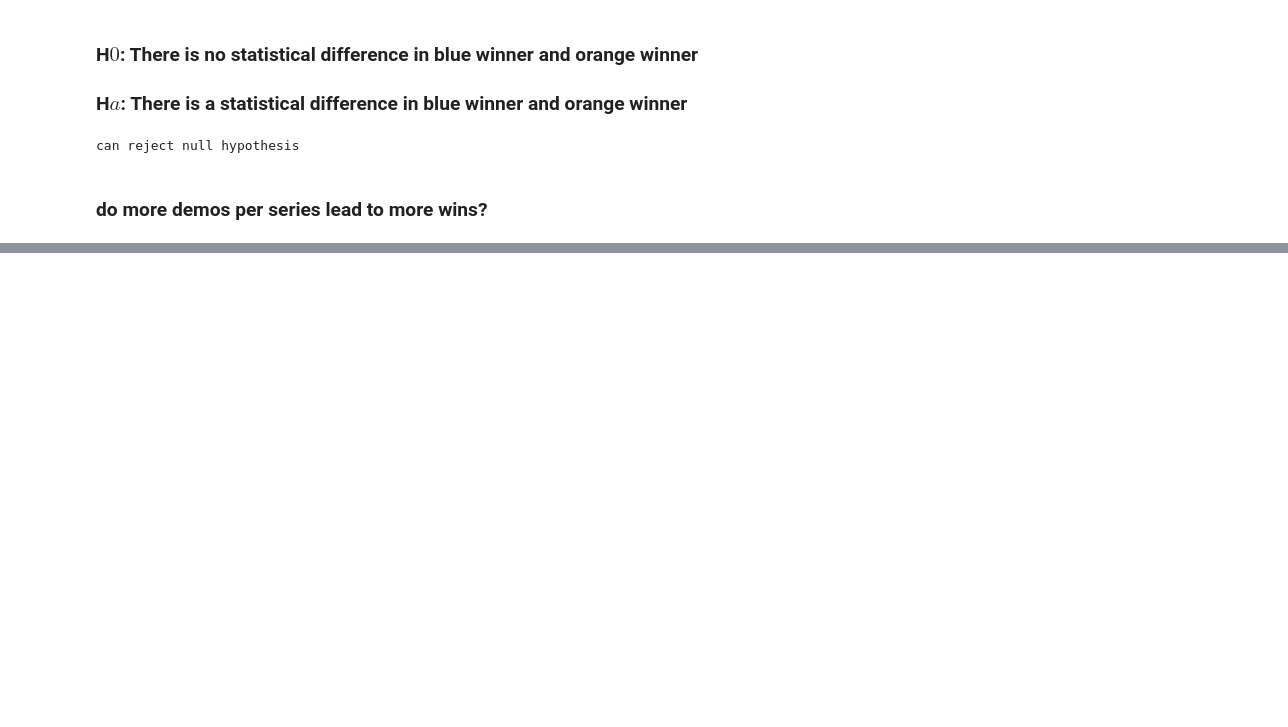
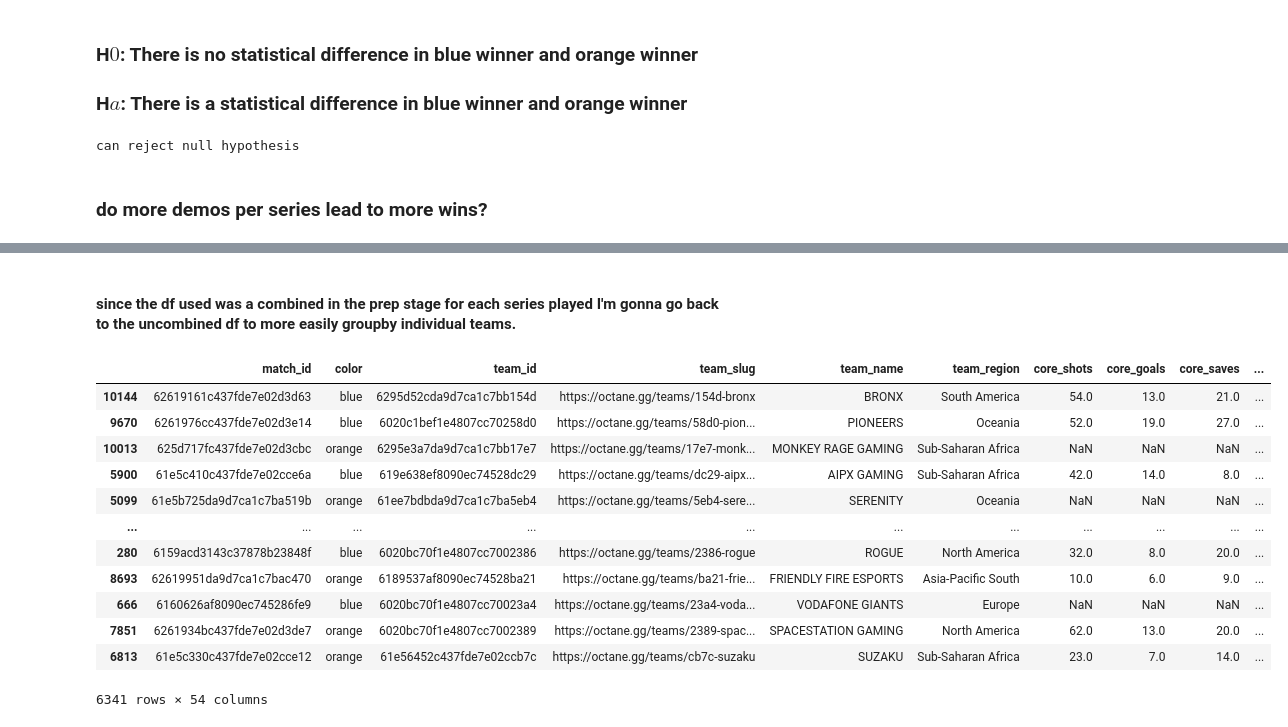
Before and after one commit to Jburch01/RLCS-Analysis-Predictions, a Jupyter notebook: explore.ipynb, the cells around one changed output, grey strips where cells are left out. Cells and saved outputs as stored; diff of their text form; code cells hidden in the pictures; blank space fills up the shorter version.

Commit message:
brought back orginal df

```diff
--- a/explore.ipynb
+++ b/explore.ipynb
@@ -56,18 +56,21 @@ df
 # %% [markdown]
 ### Split the data
 # %%
-def train_validate_test(df, rs):
+def train_validate_test(df, rs, strat):
     """
     Splits data into 3 segments and stratifies on target
     requires the dataframe and target as args
     """
     train_val, test = train_test_split(df,
                                        train_size=0.82,
-                                       random_state=rs)
+                                       random_state=rs,
+                                        stratify=df[strat])
+
 
     train, validate = train_test_split(train_val,
                                        train_size=0.73,
-                                       random_state=rs)
+                                       random_state=rs,
+                                      stratify=train_val[strat])
 
     return train, validate, test
 # %%
@@ -132,0 +120,24 @@ can reject null hypothesis
+# %% [markdown]
+#### since the df used was a combined in the prep stage for each series played I'm gonna go back to the uncombined df to more easily groupby individual teams.
+# %%
+df = pd.read_csv('matches_by_teams.csv')
+# %%
+df['winner'] = np.where(df['winner'], 1, 0)
+# %%
+train, val, test = train_validate_test(df, 706, 'winner')
+# %%
+train
+# %% [output]
+|  | match_id | color | team_id | team_slug | team_name | team_region | core_shots | core_goals | core_saves | ... |
+| 10144 | 62619161c437fde7e02d3d63 | blue | 6295d52cda9d7ca1c7bb154d | https://octane.gg/teams/154d-bronx | BRONX | South America | 54.0 | 13.0 | 21.0 | ... |
+| 9670 | 6261976cc437fde7e02d3e14 | blue | 6020c1bef1e4807cc70258d0 | https://octane.gg/teams/58d0-pion... | PIONEERS | Oceania | 52.0 | 19.0 | 27.0 | ... |
+| 10013 | 625d717fc437fde7e02d3cbc | orange | 6295e3a7da9d7ca1c7bb17e7 | https://octane.gg/teams/17e7-monk... | MONKEY RAGE GAMING | Sub-Saharan Africa | NaN | NaN | NaN | ... |
+| 5900 | 61e5c410c437fde7e02cce6a | blue | 619e638ef8090ec74528dc29 | https://octane.gg/teams/dc29-aipx... | AIPX GAMING | Sub-Saharan Africa | 42.0 | 14.0 | 8.0 | ... |
+| 5099 | 61e5b725da9d7ca1c7ba519b | orange | 61ee7bdbda9d7ca1c7ba5eb4 | https://octane.gg/teams/5eb4-sere... | SERENITY | Oceania | NaN | NaN | NaN | ... |
+| ... | ... | ... | ... | ... | ... | ... | ... | ... | ... | ... |
+| 280 | 6159acd3143c37878b23848f | blue | 6020bc70f1e4807cc7002386 | https://octane.gg/teams/2386-rogue | ROGUE | North America | 32.0 | 8.0 | 20.0 | ... |
+| 8693 | 62619951da9d7ca1c7bac470 | orange | 6189537af8090ec74528ba21 | https://octane.gg/teams/ba21-frie... | FRIENDLY FIRE ESPORTS | Asia-Pacific South | 10.0 | 6.0 | 9.0 | ... |
+| 666 | 6160626af8090ec745286fe9 | blue | 6020bc70f1e4807cc70023a4 | https://octane.gg/teams/23a4-voda... | VODAFONE GIANTS | Europe | NaN | NaN | NaN | ... |
+| 7851 | 6261934bc437fde7e02d3de7 | orange | 6020bc70f1e4807cc7002389 | https://octane.gg/teams/2389-spac... | SPACESTATION GAMING | North America | 62.0 | 13.0 | 20.0 | ... |
+| 6813 | 61e5c330c437fde7e02cce12 | orange | 61e56452c437fde7e02ccb7c | https://octane.gg/teams/cb7c-suzaku | SUZAKU | Sub-Saharan Africa | 23.0 | 7.0 | 14.0 | ... |
+6341 rows × 54 columns
```
Also changed, not shown: parts of 1 cell of this notebook.
